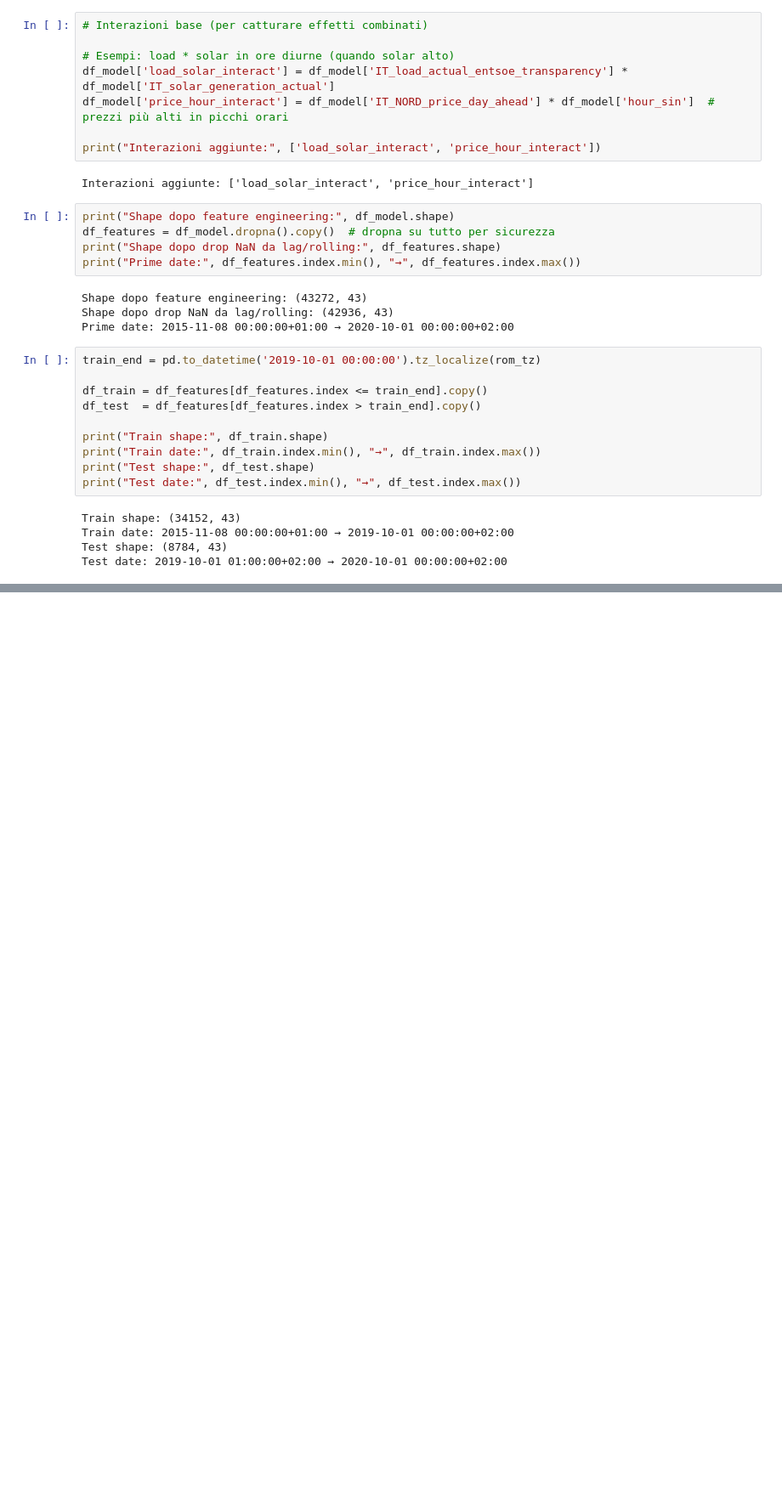
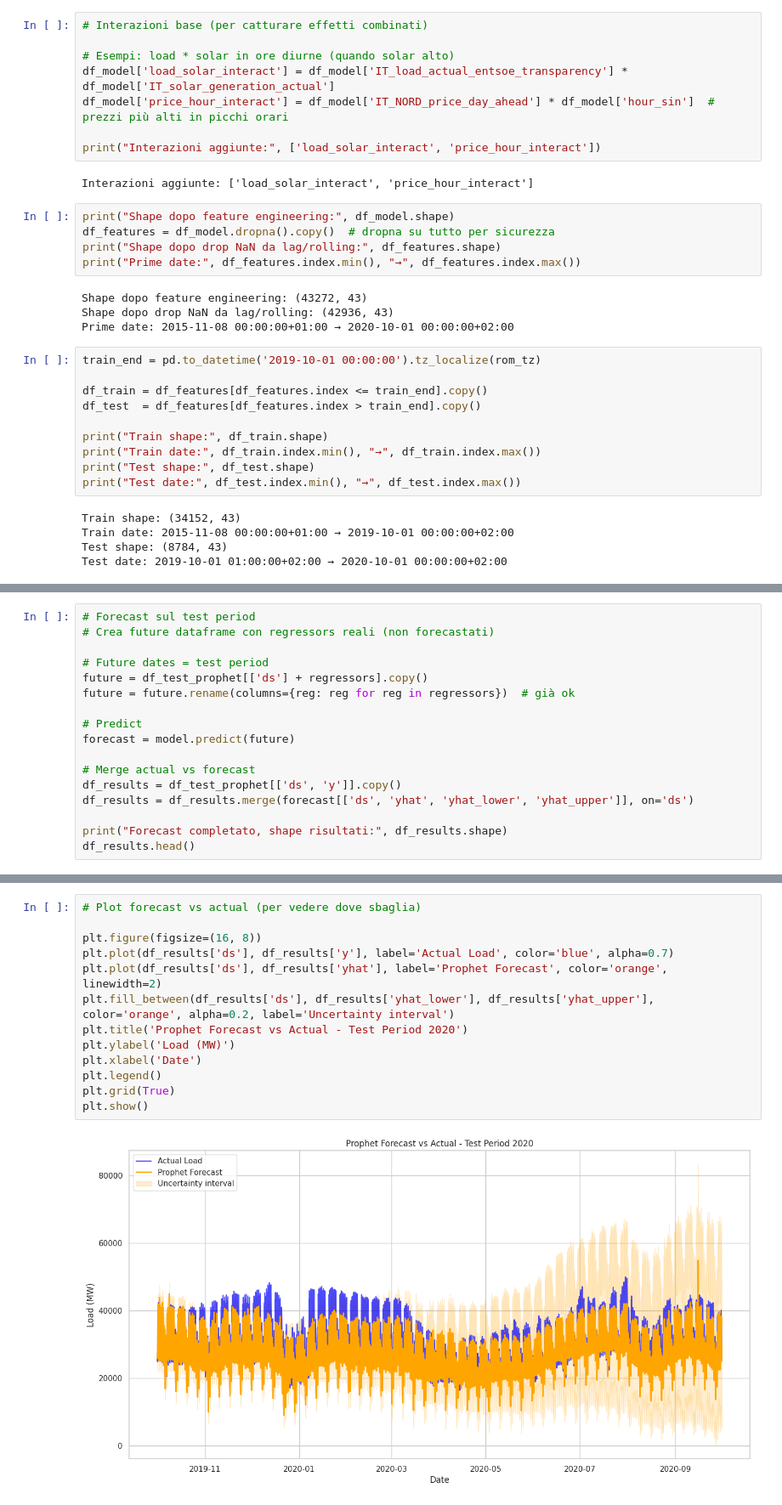
Before and after one commit to Frussen/ita-load-forecaster, a Jupyter notebook: ItaLoadForecaster.ipynb, the cells around one changed output, grey strips where cells are left out. Shown at 85% size. Drawn from its saved outputs; the diff is of its cells as text; blank space fills up the shorter version.

Commit message:
add Baseline Prophet – metriche reali MAE 3077 MW / MAPE 9.89%, confronto ufficiale 2.39%, ROI simulato €2.7B

```diff
--- a/ItaLoadForecaster.ipynb
+++ b/ItaLoadForecaster.ipynb
@@ -604,0 +656,17 @@ Test date: 2019-10-01 01:00:00+02:00 → 2020-10-01 00:00:00+02:00
+# %%
+# Forecast sul test period
+# Crea future dataframe con regressors reali (non forecastati)
+
+# Future dates = test period
+future = df_test_prophet[['ds'] + regressors].copy()
+future = future.rename(columns={reg: reg for reg in regressors})  # già ok
+
+# Predict
+forecast = model.predict(future)
+
+# Merge actual vs forecast
+df_results = df_test_prophet[['ds', 'y']].copy()
+df_results = df_results.merge(forecast[['ds', 'yhat', 'yhat_lower', 'yhat_upper']], on='ds')
+
+print("Forecast completato, shape risultati:", df_results.shape)
+df_results.head()
@@ -604,0 +742,15 @@ Test date: 2019-10-01 01:00:00+02:00 → 2020-10-01 00:00:00+02:00
+# %%
+# Plot forecast vs actual (per vedere dove sbaglia)
+
+plt.figure(figsize=(16, 8))
+plt.plot(df_results['ds'], df_results['y'], label='Actual Load', color='blue', alpha=0.7)
+plt.plot(df_results['ds'], df_results['yhat'], label='Prophet Forecast', color='orange', linewidth=2)
+plt.fill_between(df_results['ds'], df_results['yhat_lower'], df_results['yhat_upper'], color='orange', alpha=0.2, label='Uncertainty interval')
+plt.title('Prophet Forecast vs Actual - Test Period 2020')
+plt.ylabel('Load (MW)')
+plt.xlabel('Date')
+plt.legend()
+plt.grid(True)
+plt.show()
+# %% [output]
+[figure, added]
```
Also changed, not shown: parts of 25 cells of this notebook.
